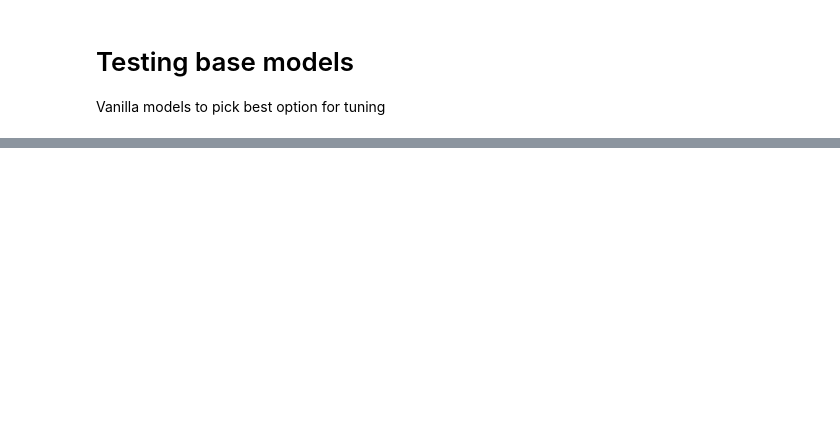
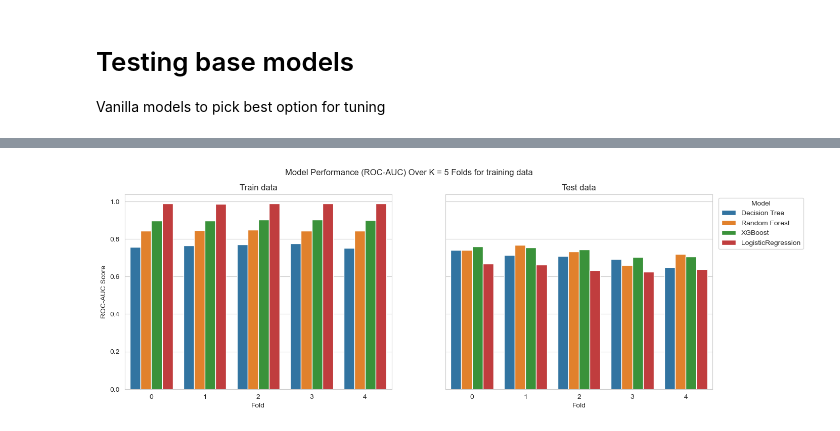
Before and after one commit to bglucca/ArvatoCustomerSegmentation, a Jupyter notebook: 05_mailout_predictions.ipynb, the cells around one changed output, grey strips where cells are left out. Drawn from its saved outputs; the diff is of its cells as text; code cells hidden in the pictures; blank space fills up the shorter version.

```diff
--- a/05_mailout_predictions.ipynb
+++ b/05_mailout_predictions.ipynb
@@ -498,0 +302,17 @@ model_result_frame
+# %%
+# Models to be tested
+pipe_dt_ohe_int = Pipeline([('scaler_ohe',transformer_ohe_interval),('DT',dt)])
+
+pipe_rf_ohe_int = Pipeline([('scaler_ohe',transformer_ohe_interval),('RF',rf)])
+
+# Instantiating an XGB to match the closest possible characteristics with balanced class_weights
+pipe_xgb_ohe_int = Pipeline([('scaler_ohe',transformer_ohe_interval),('XGB',xgb)])
+
+pipe_lr_ohe_int = Pipeline([('scaler_ohe',transformer_ohe_interval),('LR',lr)])
+# %%
+models_dict_ohe_interval = {'Decision Tree':pipe_dt_ohe_int,
+                            'Random Forest':pipe_rf_ohe_int,
+                            'XGBoost':pipe_xgb_ohe_int,
+                            'LogisticRegression':pipe_lr_ohe_int}
+# %%
+results_df = evaluate_models(X_train, y_train, dict_models = models_dict_ohe_interval, cv = skfold)
@@ -498,0 +332,36 @@ model_result_frame
+# %%
+fig, ax = plt.subplots(1,2,figsize = (15,5), sharey=True)
+
+sns.barplot(data = results_df,
+                    x = 'Fold',
+                    y = 'train_score',
+                    hue = 'model',
+                    ax = ax[0])
+
+sns.barplot(data = results_df,
+                    x = 'Fold',
+                    y = 'test_score',
+                    hue = 'model',
+                    ax = ax[1])
+
+ax[0].set_ylabel('ROC-AUC Score')
+
+ax[0].get_legend().remove()
+
+ax[0].set_title('Train data')
+
+ax[1].set_title('Test data')
+
+ax[1].legend(title = 'Model',bbox_to_anchor = (1.01,1), loc = 'upper left')
+
+ax[1].set_ylabel('')
+
+for a in ax:
+
+    a.set_xlabel('Fold')
+
+plt.suptitle('Model Performance (ROC-AUC) Over K = 5 Folds for training data')
+
+plt.show()
+# %% [output]
+[figure, added]
```
Also changed, not shown: parts of 85 cells of this notebook.
